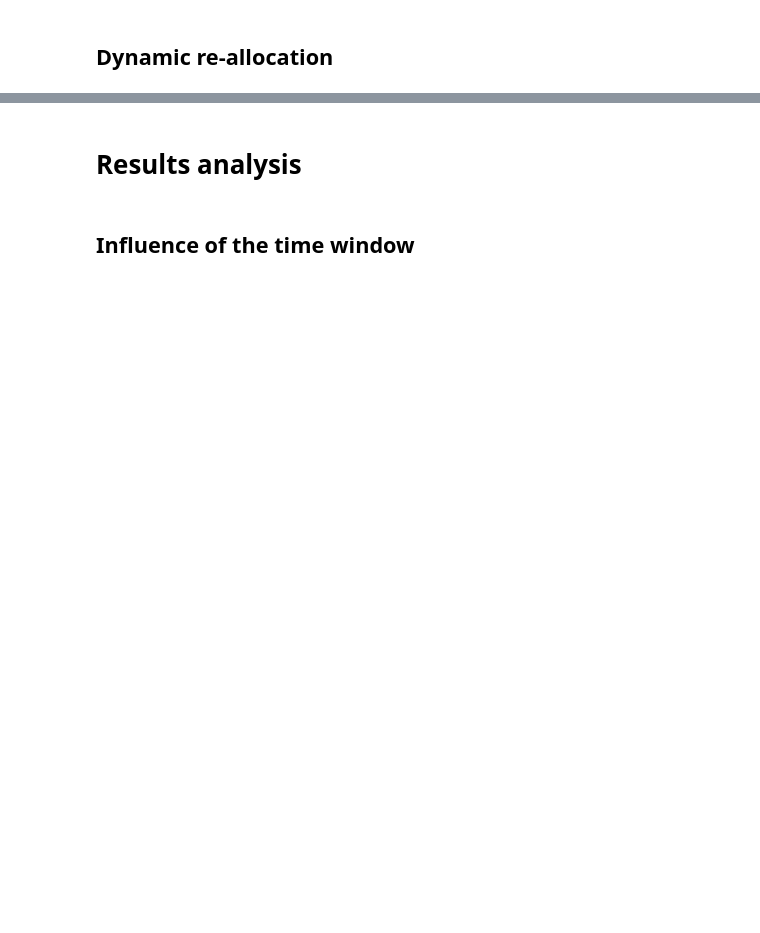
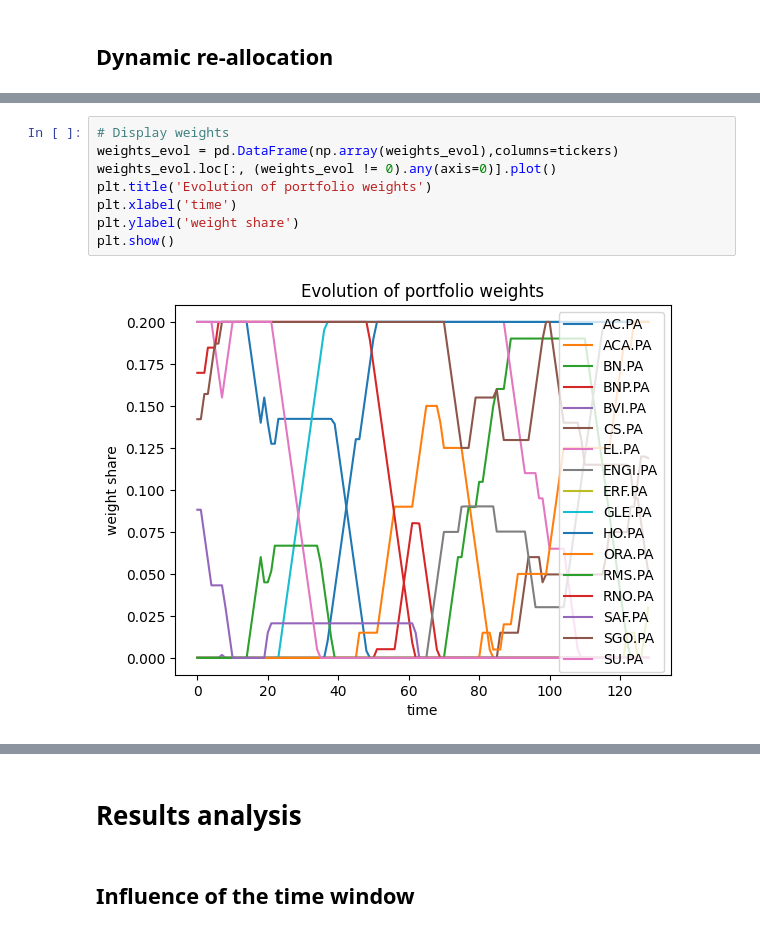
Before and after one commit to Hadrienvnt/Portfolio-Optimisation, a Jupyter notebook: dynamic_weights_allocation - in progress.ipynb, the cells around one changed output, grey strips where cells are left out. Saved outputs shown, nothing was run; the diff lists cells and outputs as text; blank space fills up the shorter version.

```diff
--- a/dynamic_weights_allocation - in progress.ipynb
+++ b/dynamic_weights_allocation - in progress.ipynb
@@ -72,0 +138,10 @@ Portfolio Raw Retrun: 1.304
+# %%
+# Display weights
+weights_evol = pd.DataFrame(np.array(weights_evol),columns=tickers)
+weights_evol.loc[:, (weights_evol != 0).any(axis=0)].plot()
+plt.title('Evolution of portfolio weights')
+plt.xlabel('time')
+plt.ylabel('weight share')
+plt.show()
+# %% [output]
+[figure, added]
```
Also changed, not shown: parts of 7 cells of this notebook.
